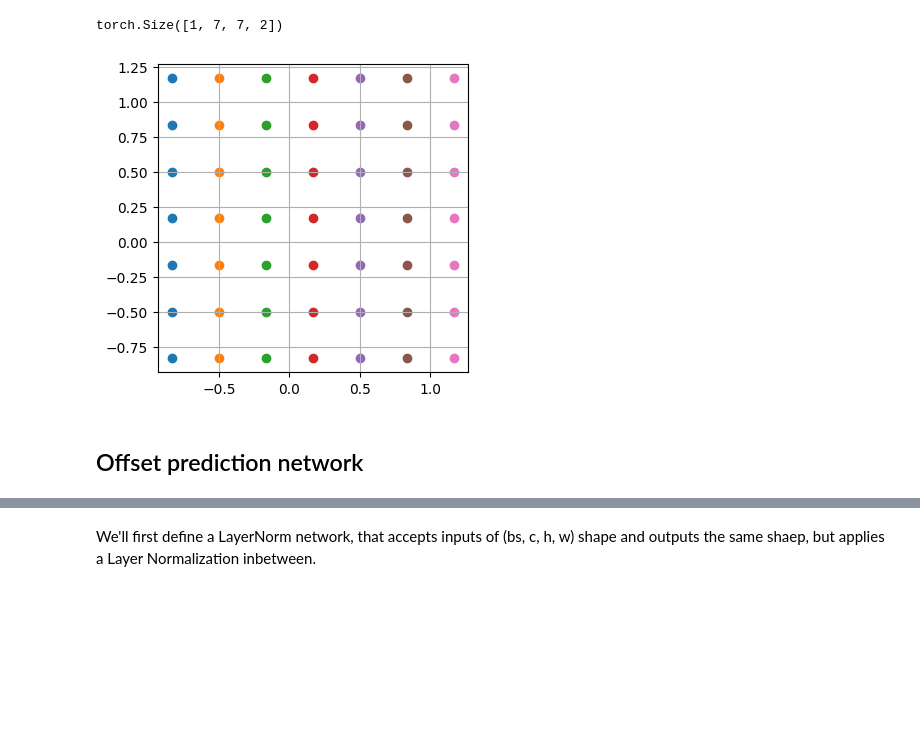
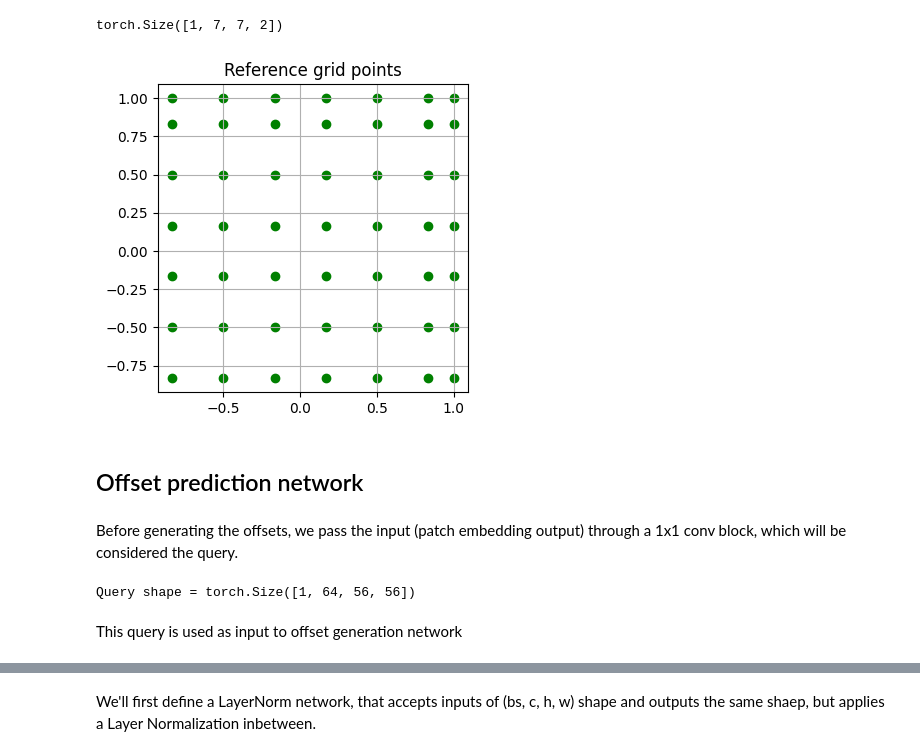
Before and after one commit to suryajayaraman/dl_blogs, a Jupyter notebook: VIT_101/notebooks/deformable-attention-transformer.ipynb, the cells around one changed output, grey strips where cells are left out. Cells and saved outputs as stored; diff of their text form; code cells hidden in the pictures; blank space fills up the shorter version.

```diff
--- a/VIT_101/notebooks/deformable-attention-transformer.ipynb
+++ b/VIT_101/notebooks/deformable-attention-transformer.ipynb
@@ -55,6 +55,7 @@ Input images are processed by Patch embedding module, before passed on to the Tr
 
 We'll define some constants, related to attention module in first stage of Transformer block
 # %%
+bs = 1                # batch size
 q_size = (56, 56)     # input feature map height, width
 n_heads = 2           # number of attention heads
 n_head_channels = 32  # channel per head
@@ -94,22 +96,40 @@ def get_reference_points(h_grid, w_grid, bs, n_groups):
     ref[..., 1].div_(w_grid - 1.0).mul_(2.0).sub_(1.0)
     ref[..., 0].div_(h_grid - 1.0).mul_(2.0).sub_(1.0)
     ref = ref[None, ...].expand(bs * n_groups, -1, -1, -1) # B * g H W 2
+    ref = ref.clamp(-1.0, 1.0)
     return ref
 # %%
 ref_grid_pts = get_reference_points(h_grid=7,  w_grid=7, bs=1, n_groups=1)
 print(ref_grid_pts.shape)
-ref_grid_pts = ref_grid_pts.detach().cpu().numpy()
+ref_grid_pts_np = ref_grid_pts.detach().cpu().numpy()
 # %% [output]
 torch.Size([1, 7, 7, 2])
 # %%
 plt.figure(figsize=(4,4))
-for r in range(7):
-    plt.scatter(ref_grid_pts[0, r, :, 0], ref_grid_pts[0, r, :, 1])
+for row in range(7):
+    for col in range(7):
+        plt.scatter(ref_grid_pts_np[0, row, col, 0], ref_grid_pts_np[0, row, col, 1], c='g', marker = 'o')
+plt.title('Reference grid points')
 plt.grid(True)
 # %% [output]
-[figure, old version]
+[figure, new version]
 # %% [markdown]
 ## Offset prediction network
+# %% [markdown]
+Before generating the offsets, we pass the input (patch embedding output) through a 1x1 conv block, which will be considered the query.
+# %%
+# patch embedding output
+test_input_data = torch.Tensor(1, 64, 56, 56)
+
+# total channels
+nc = n_head_channels * n_heads
+proj_q = nn.Conv2d(nc, nc, kernel_size=1, stride=1, padding=0)
+q = proj_q(test_input_data)
+print(f"Query shape = {q.shape}")
+# %% [output]
+Query shape = torch.Size([1, 64, 56, 56])
+# %% [markdown]
+This query is used as input to offset generation network
 # %% [markdown]
 ![offset_generation_network.png](embedded-picture-1)
 # %% [markdown]
```
Also changed, not shown: parts of 27 cells of this notebook, 1 other file.
